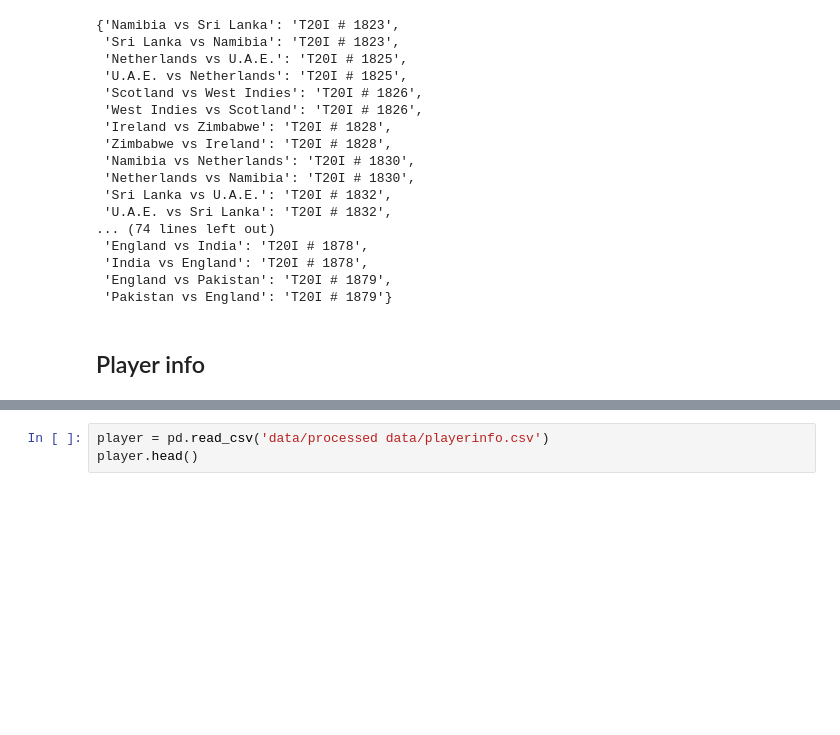
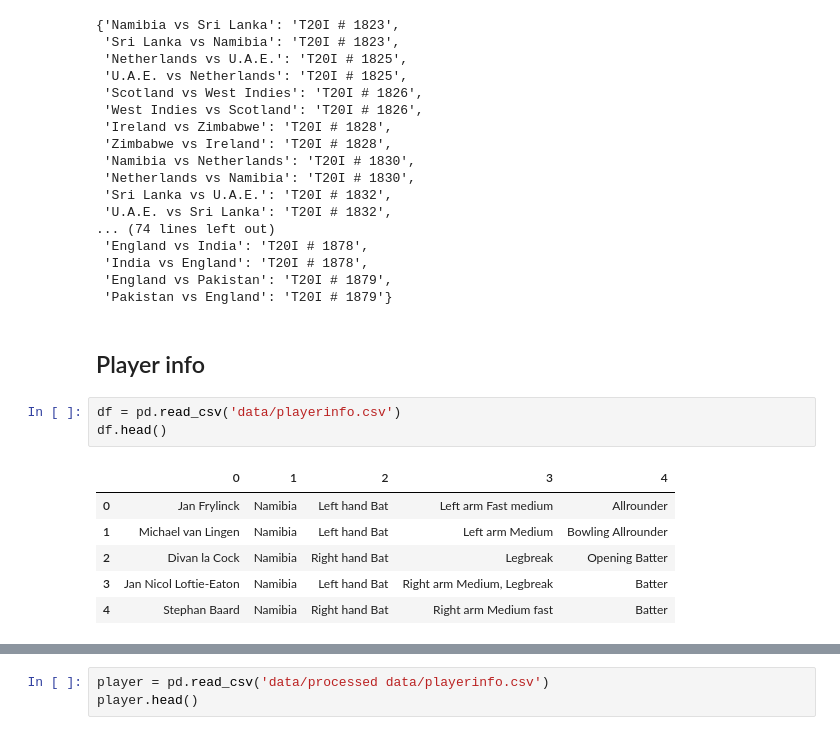
Before and after one commit to Naveen-004/T20-WC-Analysis, a Jupyter notebook: datacleaning.ipynb, the cells around one changed output, grey strips where cells are left out. Drawn from its saved outputs; the diff is of its cells as text; blank space fills up the shorter version.

Commit message:
4️⃣ Datacleaning for playerinfo table

```diff
--- a/datacleaning.ipynb
+++ b/datacleaning.ipynb
@@ -53,3 +53,13 @@ match_id_dict
  'Pakistan vs England': 'T20I # 1879'}
 # %% [markdown]
 ## Player info
+# %%
+df = pd.read_csv('data/playerinfo.csv')
+df.head()
+# %% [output]
+|  | 0 | 1 | 2 | 3 | 4 |
+| 0 | Jan Frylinck | Namibia | Left hand Bat | Left arm Fast medium | Allrounder |
+| 1 | Michael van Lingen | Namibia | Left hand Bat | Left arm Medium | Bowling Allrounder |
+| 2 | Divan la Cock | Namibia | Right hand Bat | Legbreak | Opening Batter |
+| 3 | Jan Nicol Loftie-Eaton | Namibia | Left hand Bat | Right arm Medium, Legbreak | Batter |
+| 4 | Stephan Baard | Namibia | Right hand Bat | Right arm Medium fast | Batter |
```
Also changed, not shown: parts of 6 cells of this notebook, 1 other file.
